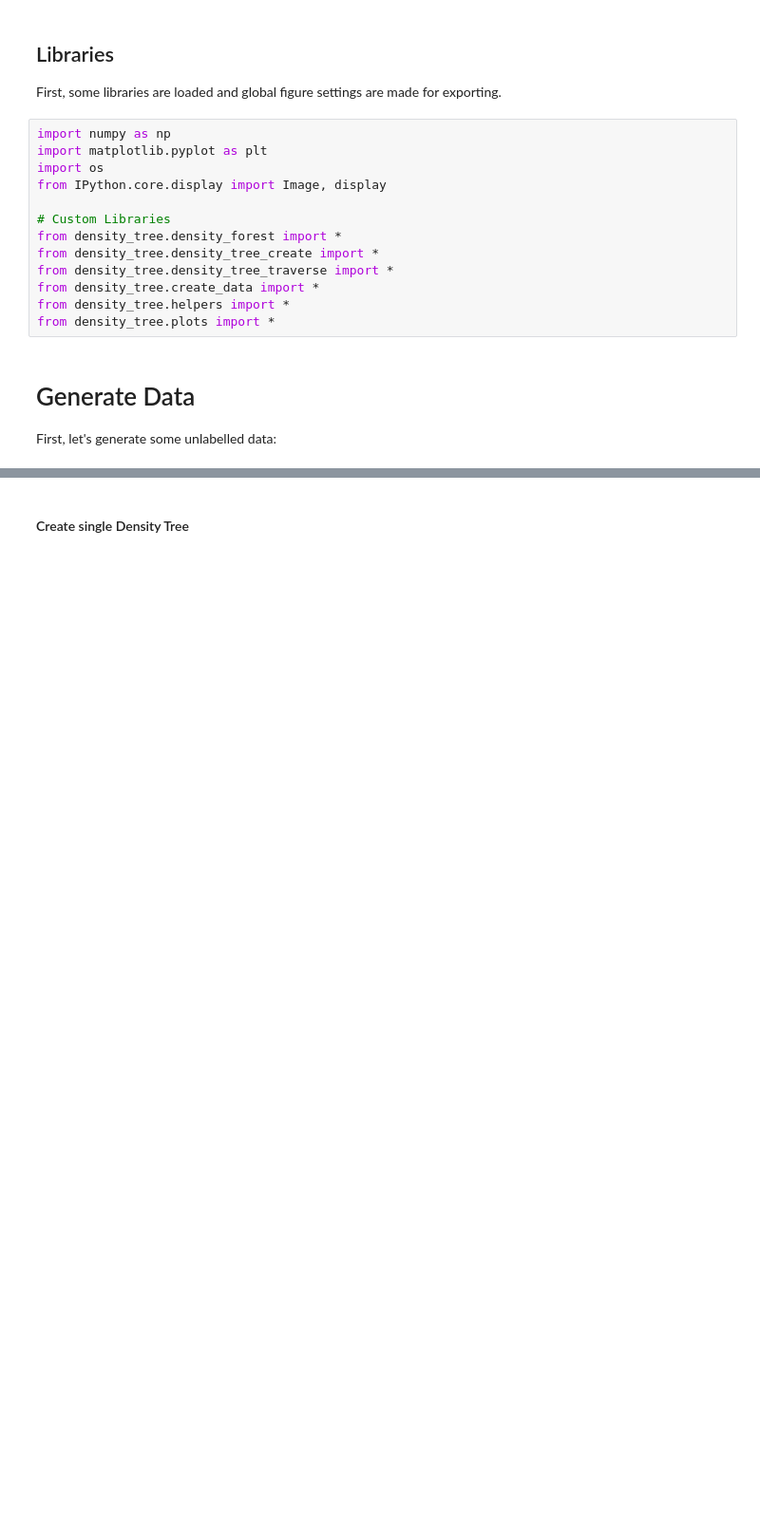
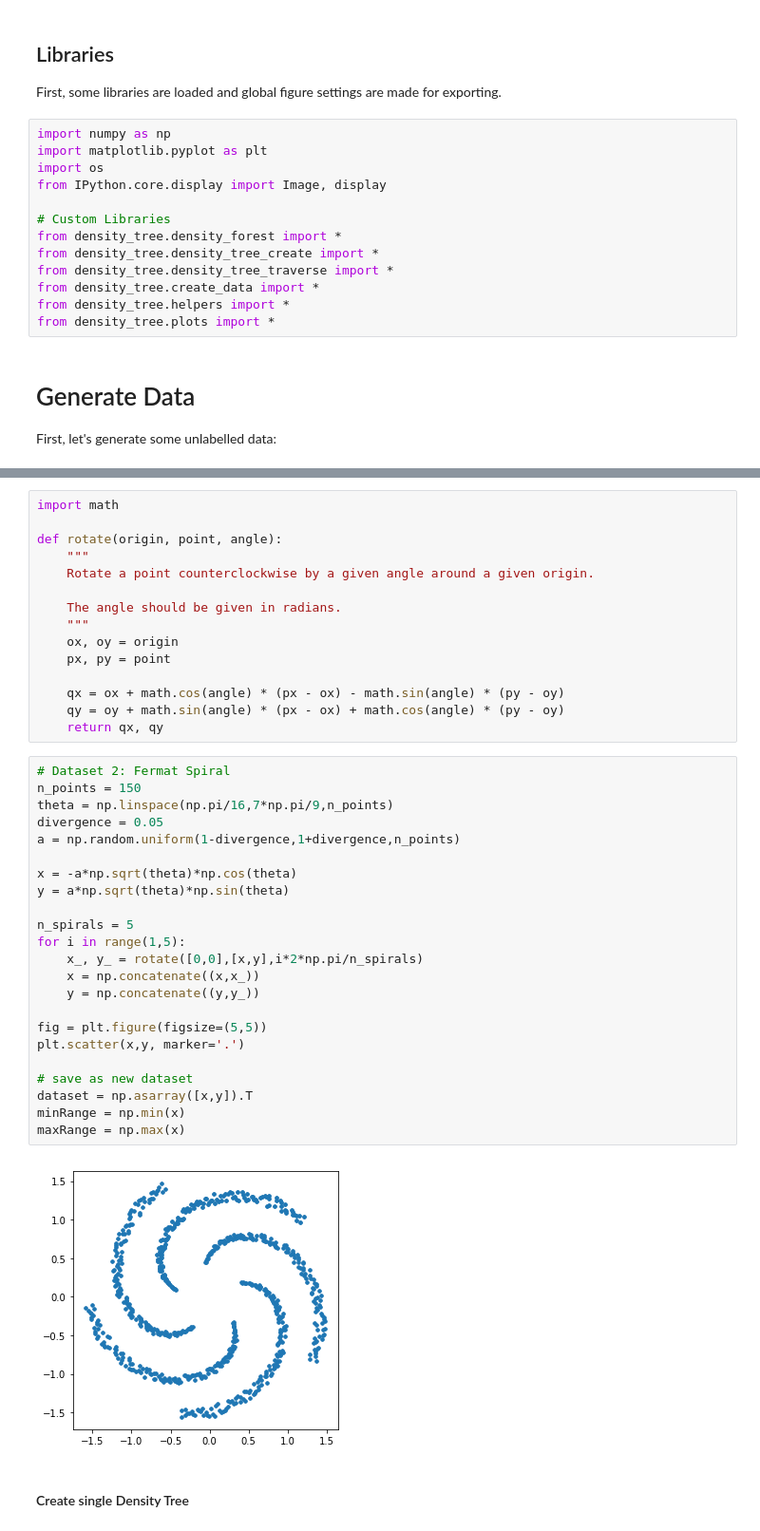
Before and after one commit to CyrilWendl/SIE-Master, a Jupyter notebook: Code/density_tree.ipynb, the cells around one changed output, grey strips where cells are left out. Shown at 95% size. Drawn from its saved outputs; the diff is of its cells as text; blank space fills up the shorter version.

```diff
--- a/Code/density_tree.ipynb
+++ b/Code/density_tree.ipynb
@@ -43,2 +45,42 @@ if dimensions == 2:
+# %%
+import math
+
+def rotate(origin, point, angle):
+    """
+    Rotate a point counterclockwise by a given angle around a given origin.
+
+    The angle should be given in radians.
+    """
+    ox, oy = origin
+    px, py = point
+
+    qx = ox + math.cos(angle) * (px - ox) - math.sin(angle) * (py - oy)
+    qy = oy + math.sin(angle) * (px - ox) + math.cos(angle) * (py - oy)
+    return qx, qy
+# %%
+# Dataset 2: Fermat Spiral
+n_points = 150
+theta = np.linspace(np.pi/16,7*np.pi/9,n_points)
+divergence = 0.05
+a = np.random.uniform(1-divergence,1+divergence,n_points)
+
+x = -a*np.sqrt(theta)*np.cos(theta)
+y = a*np.sqrt(theta)*np.sin(theta)
+
+n_spirals = 5
+for i in range(1,5):
+    x_, y_ = rotate([0,0],[x,y],i*2*np.pi/n_spirals)
+    x = np.concatenate((x,x_))
+    y = np.concatenate((y,y_))
+
+fig = plt.figure(figsize=(5,5))
+plt.scatter(x,y, marker='.')
+
+# save as new dataset
+dataset = np.asarray([x,y]).T
+minRange = np.min(x)
+maxRange = np.max(x)
+# %% [output]
+[figure, added]
 # %% [markdown]
 #### Create single Density Tree
```
Also changed, not shown: parts of 19 cells of this notebook, 9 other files.
